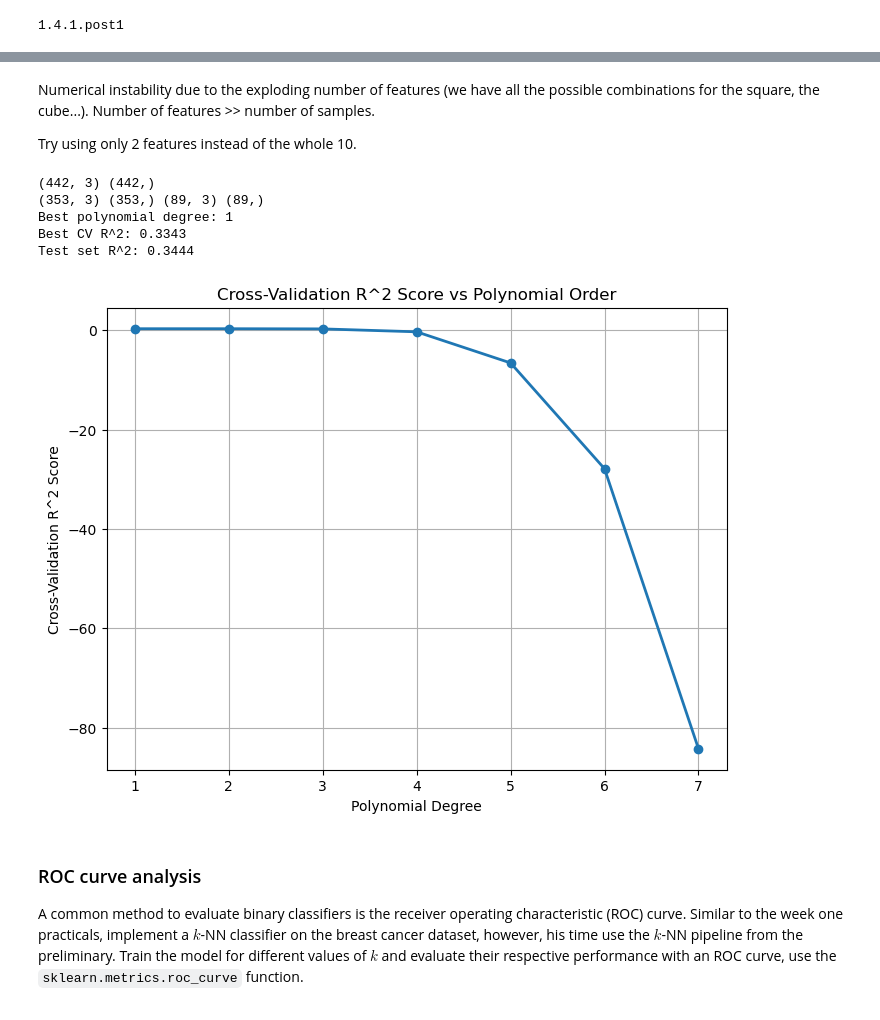
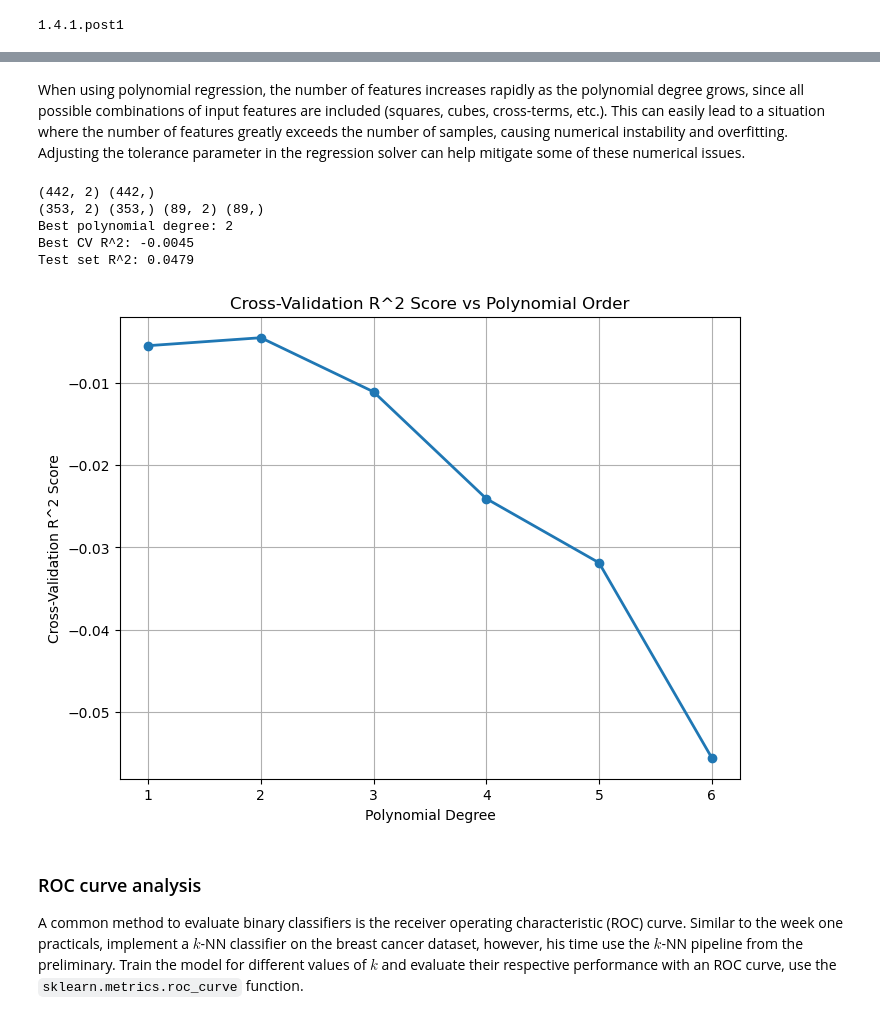
Before and after one commit to lucazini03/ml-for-medical-imaging, a Jupyter notebook: week_2_polyregression.ipynb, the cells around one changed output, grey strips where cells are left out. Cells and saved outputs as stored; diff of their text form; code cells hidden in the pictures.

```diff
--- a/week_2_polyregression.ipynb
+++ b/week_2_polyregression.ipynb
@@ -181,7 +181,7 @@ def polynomial_regression_grid_search(X_train, X_test, y_train, y_test, degrees)
     """
     # Create pipeline
     pipeline = Pipeline([
-        ('scaler', StandardScaler()),
+        #('scaler', StandardScaler()), MIGHT HELP, ACCORDING TO THE VERSION OF SCIKITLEARN. IN MY VERSION IT DOES NOT HELP
         ('poly', PolynomialFeatures()),
         ('linear', LinearRegression())
     ])
@@ -294,30 +289,27 @@ Test set R^2: 0.5052
-# %% [markdown]
-Numerical instability due to the exploding number of features (we have all the possible combinations for the square, the cube...).
-Number of features >> number of samples.
-
-Try using only 2 features instead of the whole 10.
+# %% [markdown]
+When using polynomial regression, the number of features increases rapidly as the polynomial degree grows, since all possible combinations of input features are included (squares, cubes, cross-terms, etc.). This can easily lead to a situation where the number of features greatly exceeds the number of samples, causing numerical instability and overfitting. Adjusting the tolerance parameter in the regression solver can help mitigate some of these numerical issues.
 # %%
-# Use only the first 2 features
+# Use only the first 2 features. This does indeed help with the r2 score.
 X, y = load_diabetes(return_X_y=True)
-X = X[:, :3]
+X = X[:, :2]
 print(X.shape, y.shape)
 
 # Split into train and test sets
 X_train, X_test, y_train, y_test = train_test_split(X, y, test_size=0.2, random_state=41)
 print(X_train.shape, y_train.shape, X_test.shape, y_test.shape)
 
 # Run polynomial regression with grid search
-grid_search = polynomial_regression_grid_search(X_train, X_test, y_train, y_test, degrees=[1,2,3,4,5,6,7])
+grid_search = polynomial_regression_grid_search(X_train, X_test, y_train, y_test, degrees=[1,2,3,4,5,6])
 
 # Plot the learning curve
-plot_learning_curve(grid_search, degrees=[1,2,3,4,5,6,7])
+plot_learning_curve(grid_search, degrees=[1,2,3,4,5,6])
 # %% [output]
-(442, 3) (442,)
-(353, 3) (353,) (89, 3) (89,)
-Best polynomial degree: 1
-Best CV R^2: 0.3343
-Test set R^2: 0.3444
+(442, 2) (442,)
+(353, 2) (353,) (89, 2) (89,)
+Best polynomial degree: 2
+Best CV R^2: -0.0045
+Test set R^2: 0.0479
-[figure, old version]
+[figure, new version]
 # %% [markdown]
 ### ROC curve analysis
 A common method to evaluate binary classifiers is the receiver operating characteristic (ROC) curve. Similar to the week one practicals, implement a $k$-NN classifier on the breast cancer dataset, however, his time use the $k$-NN pipeline from the preliminary. Train the model for different values of $k$ and evaluate their respective performance with an ROC curve, use the `sklearn.metrics.roc_curve` function.
```
Also changed, not shown: parts of 3 cells of this notebook, 2 other files.
